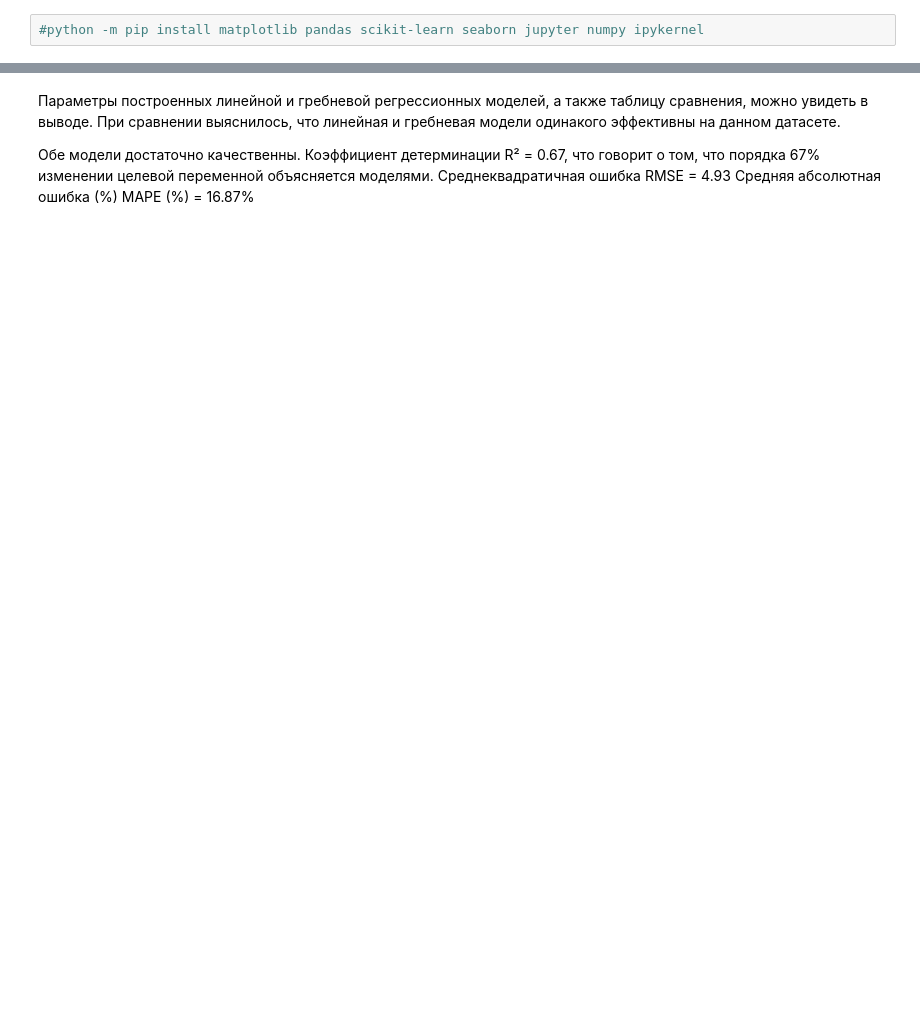
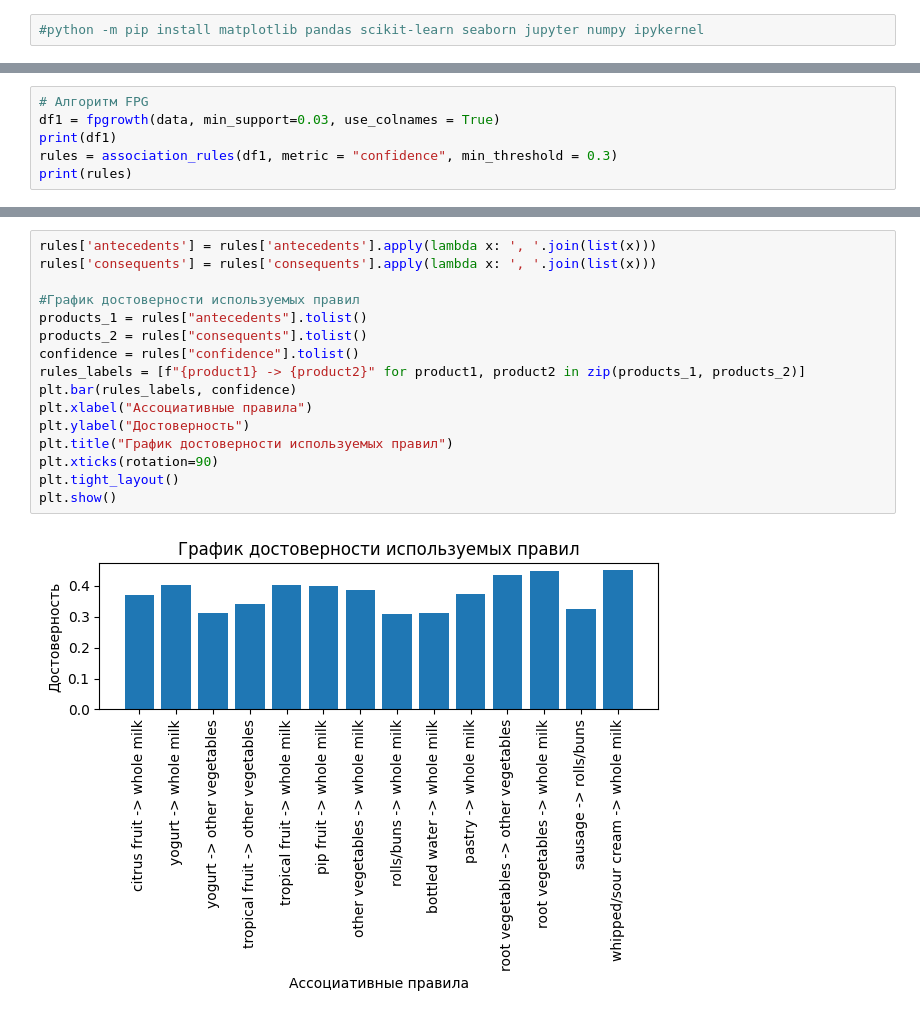
Before and after one commit to DenixSaw/ML-labs-NSTU, a Jupyter notebook: report.ipynb, the cells around one changed output, grey strips where cells are left out. Drawn from its saved outputs; the diff is of its cells as text; blank space fills up the shorter version.

```diff
--- a/report.ipynb
+++ b/report.ipynb
@@ -299,0 +234,6 @@ VIF(RAD) = 7.50
+# %%
+# Алгоритм FPG
+df1 = fpgrowth(data, min_support=0.03, use_colnames = True)
+print(df1)
+rules = association_rules(df1, metric = "confidence", min_threshold = 0.3)
+print(rules)
@@ -439,9 +283,19 @@ TEST  - RMSE: 4.9286, R²: 0.6688, MAPE: 16.87%
-# %% [markdown]
-Параметры построенных линейной и гребневой регрессионных моделей, а также таблицу сравнения, можно увидеть в выводе.
-При сравнении выяснилось, что линейная и гребневая модели одинакого эффективны на данном датасете.
-
-Обе модели достаточно качественны.
-Коэффициент детерминации R² = 0.67, что говорит о том, что порядка 67% изменении целевой переменной объясняется моделями.
-Среднеквадратичная ошибка RMSE = 4.93
-Средняя абсолютная ошибка (%) MAPE (%) = 16.87%
+# %%
+rules['antecedents'] = rules['antecedents'].apply(lambda x: ', '.join(list(x)))
+rules['consequents'] = rules['consequents'].apply(lambda x: ', '.join(list(x)))
+
+#График достоверности используемых правил
+products_1 = rules["antecedents"].tolist()
+products_2 = rules["consequents"].tolist()
+confidence = rules["confidence"].tolist()
+rules_labels = [f"{product1} -> {product2}" for product1, product2 in zip(products_1, products_2)]
+plt.bar(rules_labels, confidence)
+plt.xlabel("Ассоциативные правила")
+plt.ylabel("Достоверность")
+plt.title("График достоверности используемых правил")
+plt.xticks(rotation=90)
+plt.tight_layout()
+plt.show()
+# %% [output]
+[figure, added]
 # %%
```
Also changed, not shown: parts of 31 cells of this notebook, 1 other file.
